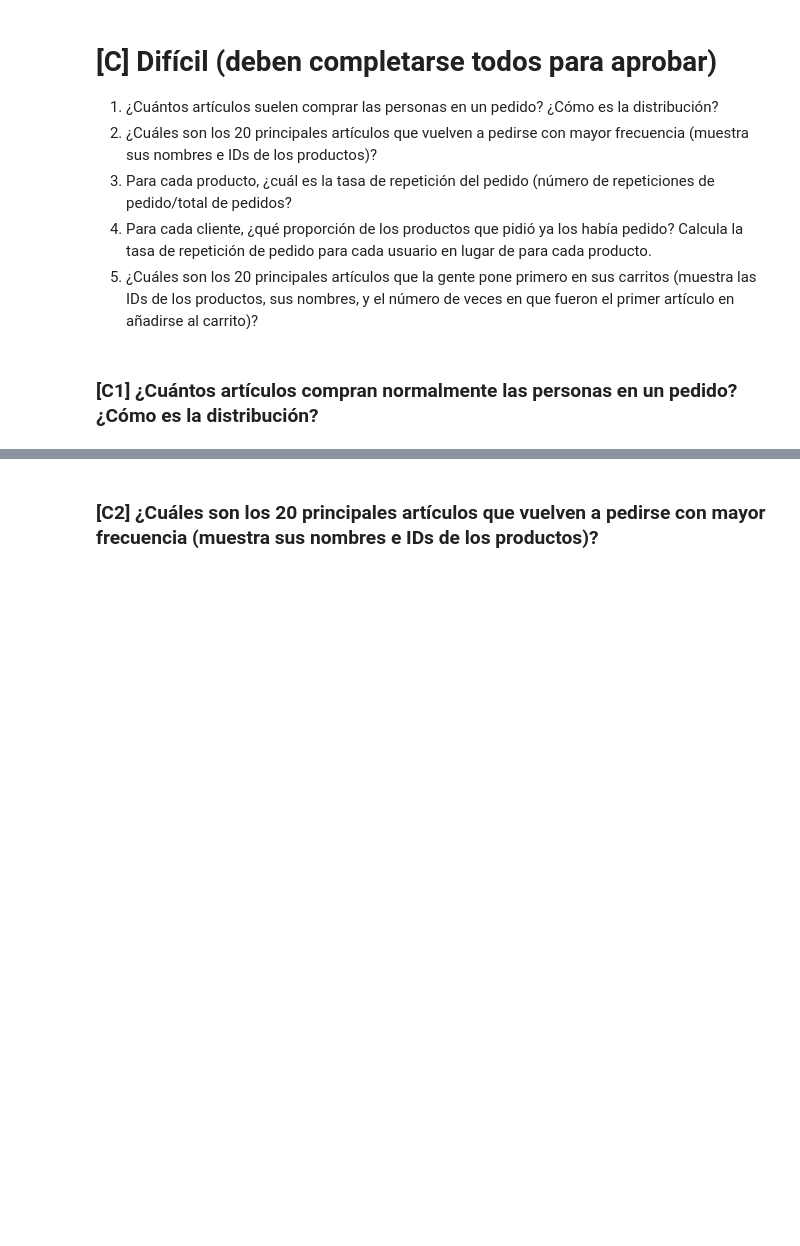
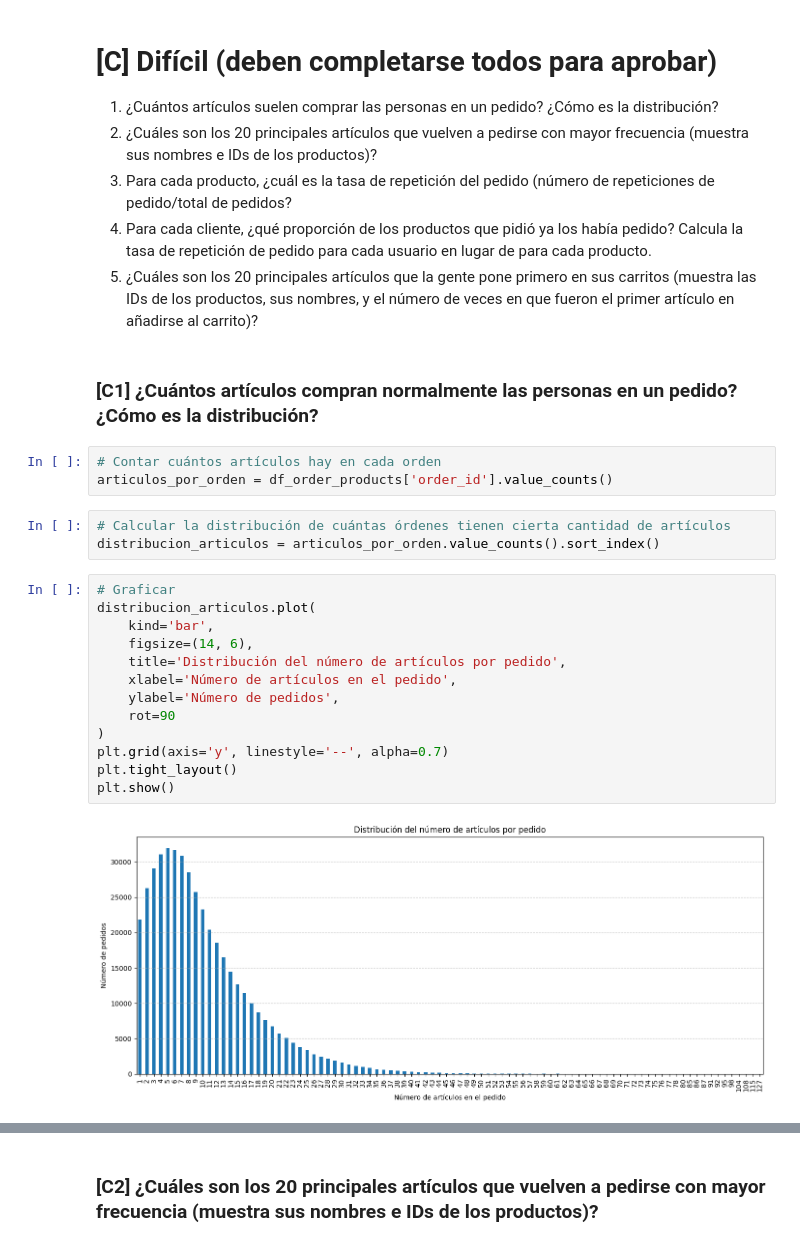
Before and after one commit to RulasBoy/TripleTen-Bootcamp, a Jupyter notebook: Sprint 4/Sprint 4.ipynb, the cells around one changed output, grey strips where cells are left out. Drawn from its saved outputs; the diff is of its cells as text; blank space fills up the shorter version.

```diff
--- a/Sprint 4/Sprint 4.ipynb
+++ b/Sprint 4/Sprint 4.ipynb
@@ -766,4 +871,25 @@ Escribe aquí tus conclusiones
 5. ¿Cuáles son los 20 principales artículos que la gente pone primero en sus carritos (muestra las IDs de los productos, sus nombres, y el número de veces en que fueron el primer artículo en añadirse al carrito)?
 # %% [markdown]
 ### [C1] ¿Cuántos artículos compran normalmente las personas en un pedido? ¿Cómo es la distribución?
+# %%
+# Contar cuántos artículos hay en cada orden
+articulos_por_orden = df_order_products['order_id'].value_counts()
+# %%
+# Calcular la distribución de cuántas órdenes tienen cierta cantidad de artículos
+distribucion_articulos = articulos_por_orden.value_counts().sort_index()
+# %%
+# Graficar
+distribucion_articulos.plot(
+    kind='bar',
+    figsize=(14, 6),
+    title='Distribución del número de artículos por pedido',
+    xlabel='Número de artículos en el pedido',
+    ylabel='Número de pedidos',
+    rot=90
+)
+plt.grid(axis='y', linestyle='--', alpha=0.7)
+plt.tight_layout()
+plt.show()
+# %% [output]
+[figure, added]
 # %% [markdown]
```
Also changed, not shown: parts of 29 cells of this notebook.
